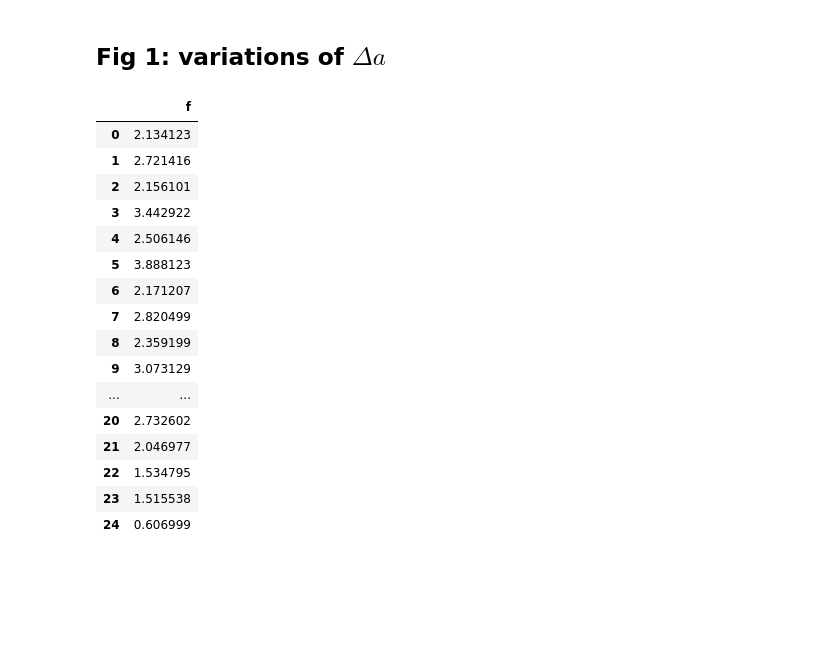
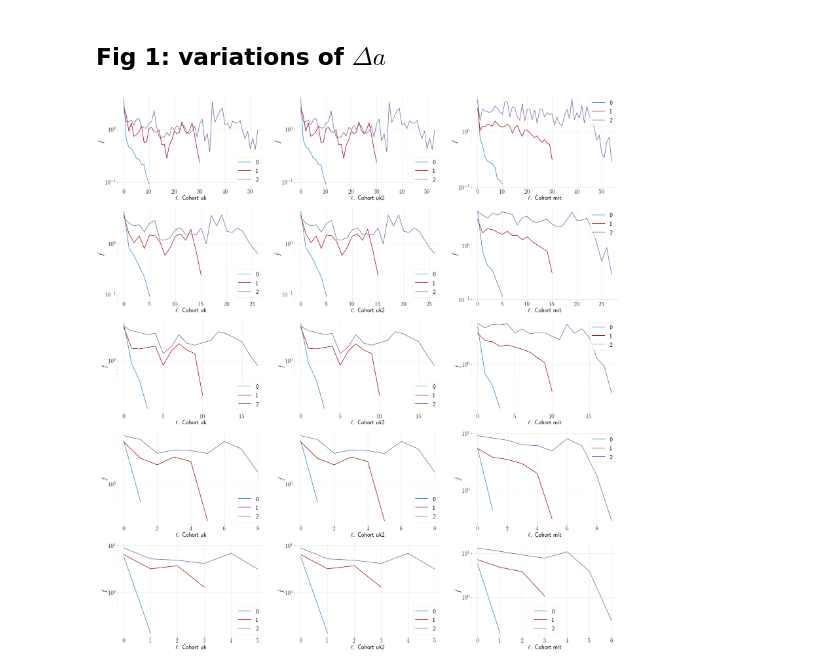
Before and after one commit to nitnelav27/comm_patterns, a Jupyter notebook: 202201.ipynb, the cells around one changed output. Drawn from its saved outputs; the diff is of its cells as text; code cells hidden in the pictures; blank space fills up the shorter version.

```diff
--- a/202201.ipynb
+++ b/202201.ipynb
@@ -624,35 +643,24 @@ tmp.index.rename('a', inplace=True)
 # %%
-with open('../itdata/mtl_SIDa.pickle', 'rb') as handle:
-    tmpDa = pickle.load(handle)
-    handle.close()
-
-# Deltaa = {}
-# for c in ['uk', 'uk2', 'it', 'mit']:
-#     Deltaa[c] = {}
-#     for Da in [5, 10, 15, 30, 45]:
-#         Deltaa[c][Da] = {}
-#         for i in range(3):
-#             if c != 'it':
-#                 Deltaa[c][Da][i] = pc.get_fal(calls[c], limits[c][i][0], limits[c][i][1], Da)
-#             else:
-#                 Deltaa[c][Da][i] = tmpDa[(c, Da, i)]
+Deltaa = {}
+for c in ['uk', 'uk2', 'mit']:
+    Deltaa[c] = {}
+    for Da in [5, 10, 15, 30, 45]:
+        Deltaa[c][Da] = {}
+        for i in range(3):
+            if c != 'it':
+                Deltaa[c][Da][i] = pc.get_avgfa(dffDa[c][Da], lives[c], limits[i][0], limits[i][1])
-# %%
-tmpDa[('it', 15, 2)]['f']
-# %% [output]
-|  | f |
-| 0 | 2.134123 |
-| 1 | 2.721416 |
-| 2 | 2.156101 |
-| 3 | 3.442922 |
-| 4 | 2.506146 |
-| 5 | 3.888123 |
-| 6 | 2.171207 |
-| 7 | 2.820499 |
-| 8 | 2.359199 |
-| 9 | 3.073129 |
-| ... | ... |
-| 20 | 2.732602 |
-| 21 | 2.046977 |
-| 22 | 1.534795 |
-| 23 | 1.515538 |
-| 24 | 0.606999 |
+# %%
+plt.figure(figsize=(12*3, 8*5))
+p = 1
+for Da in [5, 10, 15, 30, 45]:
+    for c in ['uk', 'uk2', 'mit']:
+        plt.subplot(5,3,p)
+        plt.xlabel(fr'$\ell$. Cohort {c}')
+        plt.ylabel(r'$\bar{f}$')
+        plt.semilogy()
+        for i in range(3):
+            plt.plot(Deltaa[c][Da][i].index, Deltaa[c][Da][i]['f'], label=f'{i}')
+        plt.legend()
+        p += 1
+# %% [output]
+[figure, added]
```
Also changed, not shown: parts of 11 cells of this notebook.
